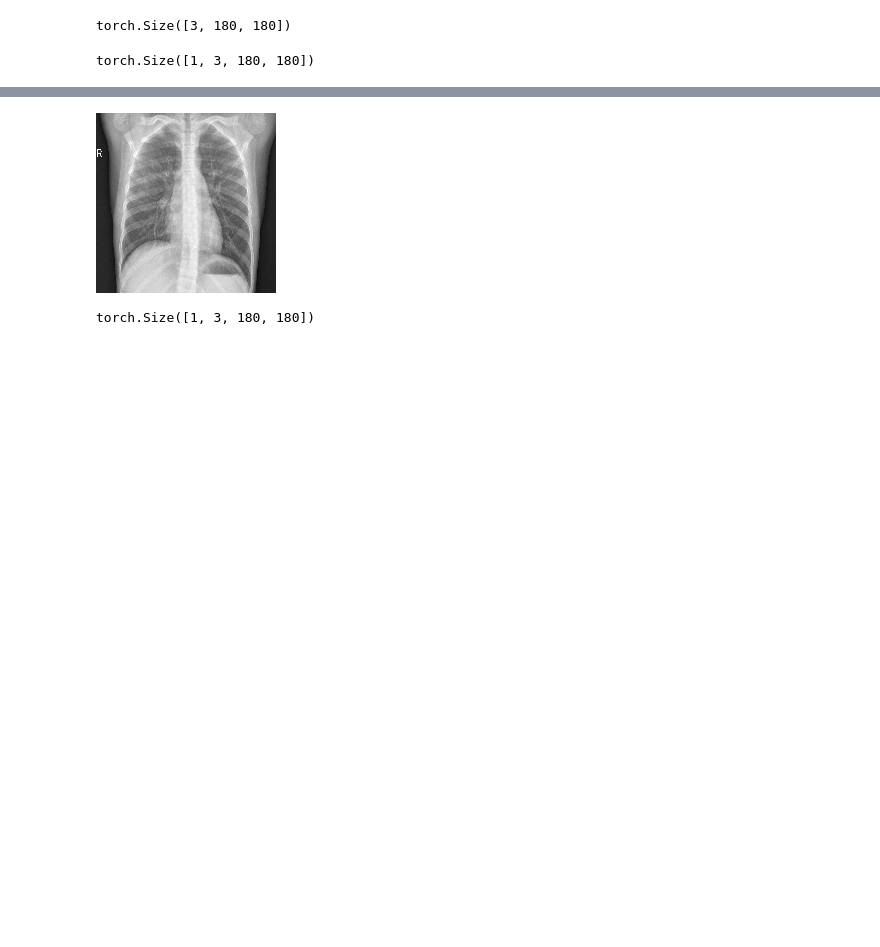
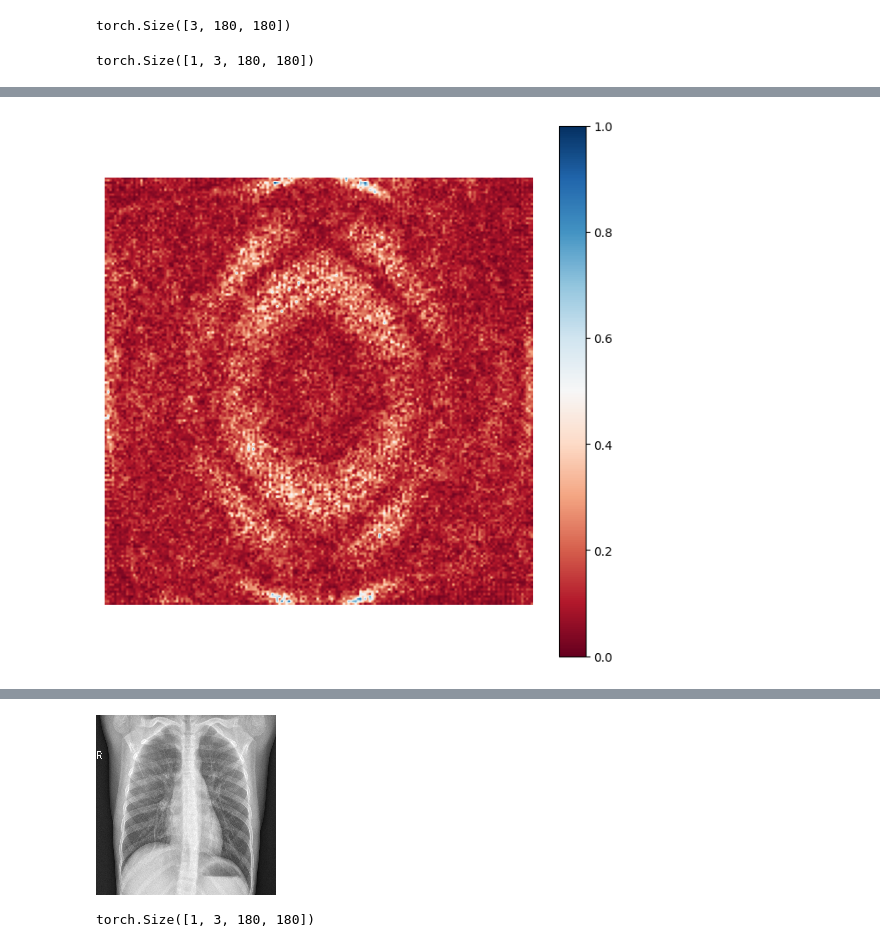
Before and after one commit to dissgod99/Chest-XRay-CNN-Project, a Jupyter notebook: notebook_test.ipynb, the cells around one changed output, grey strips where cells are left out. Saved outputs shown, nothing was run; the diff lists cells and outputs as text; code cells hidden in the pictures; blank space fills up the shorter version.

Commit message:
Progress with Saliency Maps, but results aren't satisfying

```diff
--- a/notebook_test.ipynb
+++ b/notebook_test.ipynb
@@ -67,7 +68,7 @@ CNNModel(
 )
 # %%
 #img = Image.open("uploaded_images/person16_virus_47.jpeg")
-img = cv2.imread("uploaded_images/person1_bacteria_1.jpeg")
+img = cv2.imread("uploaded_images/person9_bacteria_41.jpeg")
 img_resized = cv2.resize(img, (IMAGE_SIZE, IMAGE_SIZE))
 img_rgb = Image.fromarray(cv2.cvtColor(img_resized, cv2.COLOR_BGR2RGB))
 transformed_image = image_tensor(img_rgb)
@@ -125,0 +143,12 @@ RuntimeError: element 0 of tensors does not require grad and does not have a gra
+# %%
+# Create a colormap that ranges from blue to red
+cmap = plt.cm.RdBu
+
+# Display the saliency map using matplotlib with blue and red colormap
+plt.figure(figsize=(8, 8))
+plt.imshow(saliency_map, cmap=cmap)
+plt.axis('off')
+plt.colorbar()  # Add a colorbar for reference
+plt.show()
+# %% [output]
+[figure, added]
```
Also changed, not shown: parts of 7 cells of this notebook.
